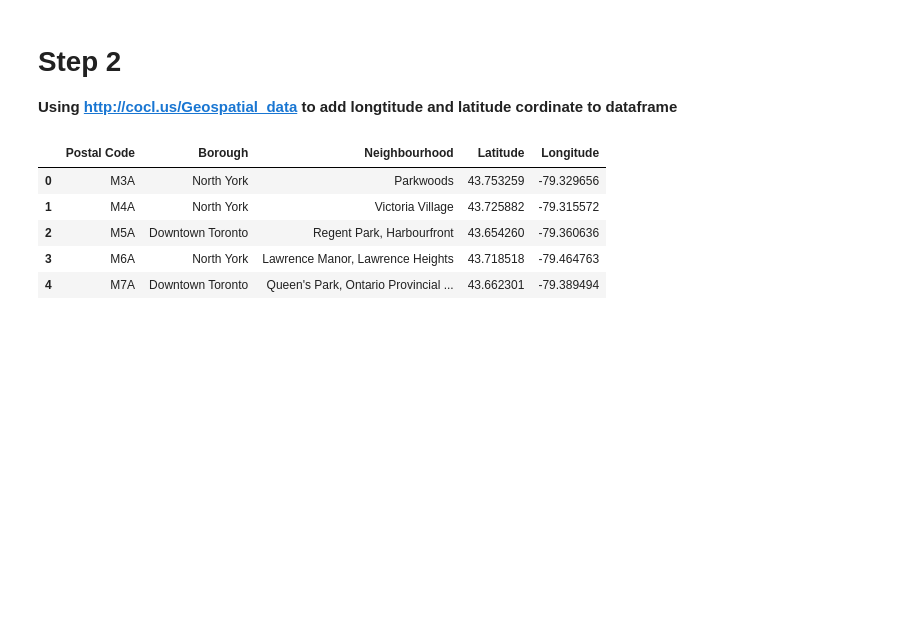
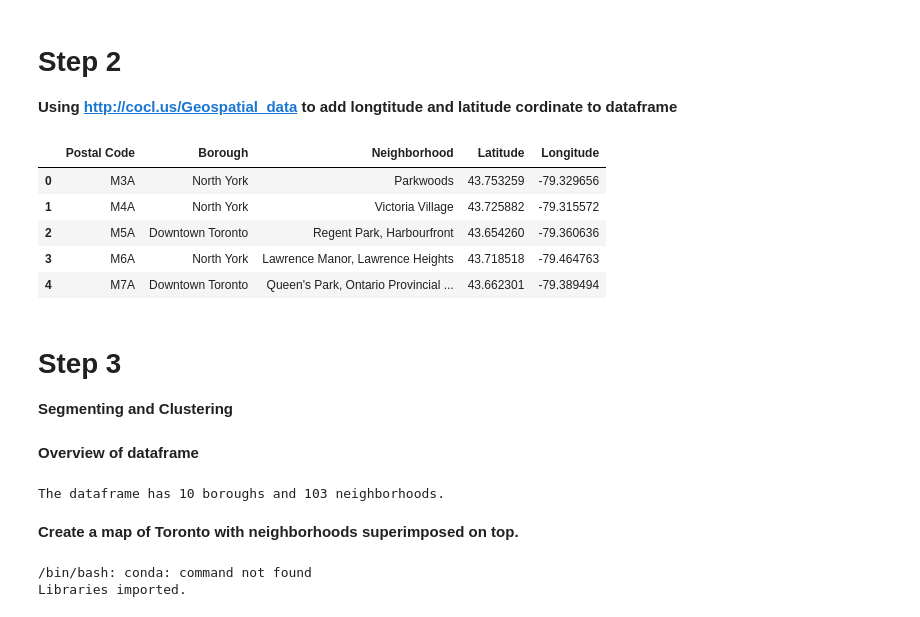
Before and after one commit to kevinbui0410/Coursera_Capstone, a Jupyter notebook: Toronto_Neighborhoods.ipynb, the cells around one changed output. Drawn from its saved outputs; the diff is of its cells as text; code cells hidden in the pictures; blank space fills up the shorter version.

```diff
--- a/Toronto_Neighborhoods.ipynb
+++ b/Toronto_Neighborhoods.ipynb
@@ -23,7 +23,7 @@ import pandas as pd
 import numpy as np
 
 ds = []
-columns = ['Postal Code', 'Borough', 'Neighbourhood']
+columns = ['Postal Code', 'Borough', 'Neighborhood']
 
 tables = soup.find_all(class_='wikitable')
 
@@ -56,15 +56,53 @@ ds_neighbor.shape
 # %%
 url="http://cocl.us/Geospatial_data"
 
 ds_cord=pd.read_csv(url)
 
-ds_new = pd.merge(ds_neighbor,ds_cord,on=['Postal Code'])
+neighborhoods = pd.merge(ds_neighbor,ds_cord,on=['Postal Code'])
 
-ds_new.head()
+neighborhoods.head()
 # %% [output]
-|  | Postal Code | Borough | Neighbourhood | Latitude | Longitude |
+|  | Postal Code | Borough | Neighborhood | Latitude | Longitude |
 | 0 | M3A | North York | Parkwoods | 43.753259 | -79.329656 |
 | 1 | M4A | North York | Victoria Village | 43.725882 | -79.315572 |
 | 2 | M5A | Downtown Toronto | Regent Park, Harbourfront | 43.654260 | -79.360636 |
 | 3 | M6A | North York | Lawrence Manor, Lawrence Heights | 43.718518 | -79.464763 |
 | 4 | M7A | Downtown Toronto | Queen's Park, Ontario Provincial ... | 43.662301 | -79.389494 |
+# %% [markdown]
+# Step 3
+**Segmenting and Clustering**
+# %% [markdown]
+**Overview of dataframe**
+# %%
+print('The dataframe has {} boroughs and {} neighborhoods.'.format(
+        len(neighborhoods['Borough'].unique()),
+        neighborhoods.shape[0]
+    )
+)
+# %% [output]
+The dataframe has 10 boroughs and 103 neighborhoods.
+# %% [markdown]
+**Create a map of Toronto with neighborhoods superimposed on top.**
+# %%
+import json # library to handle JSON files
+
+!conda install -c conda-forge geopy --yes # uncomment this line if you haven't completed the Foursquare API lab
+from geopy.geocoders import Nominatim # convert an address into latitude and longitude values
+
+import requests # library to handle requests
+from pandas.io.json import json_normalize # tranform JSON file into a pandas dataframe
+
+# Matplotlib and associated plotting modules
+import matplotlib.cm as cm
+import matplotlib.colors as colors
+
+# import k-means from clustering stage
+from sklearn.cluster import KMeans
+
+#!conda install -c conda-forge folium=0.5.0 --yes # uncomment this line if you haven't completed the Foursquare API lab
+import folium # map rendering library
+
+print('Libraries imported.')
+# %% [output]
+/bin/bash: conda: command not found
+Libraries imported.
```
Also changed, not shown: parts of 59 cells of this notebook.
